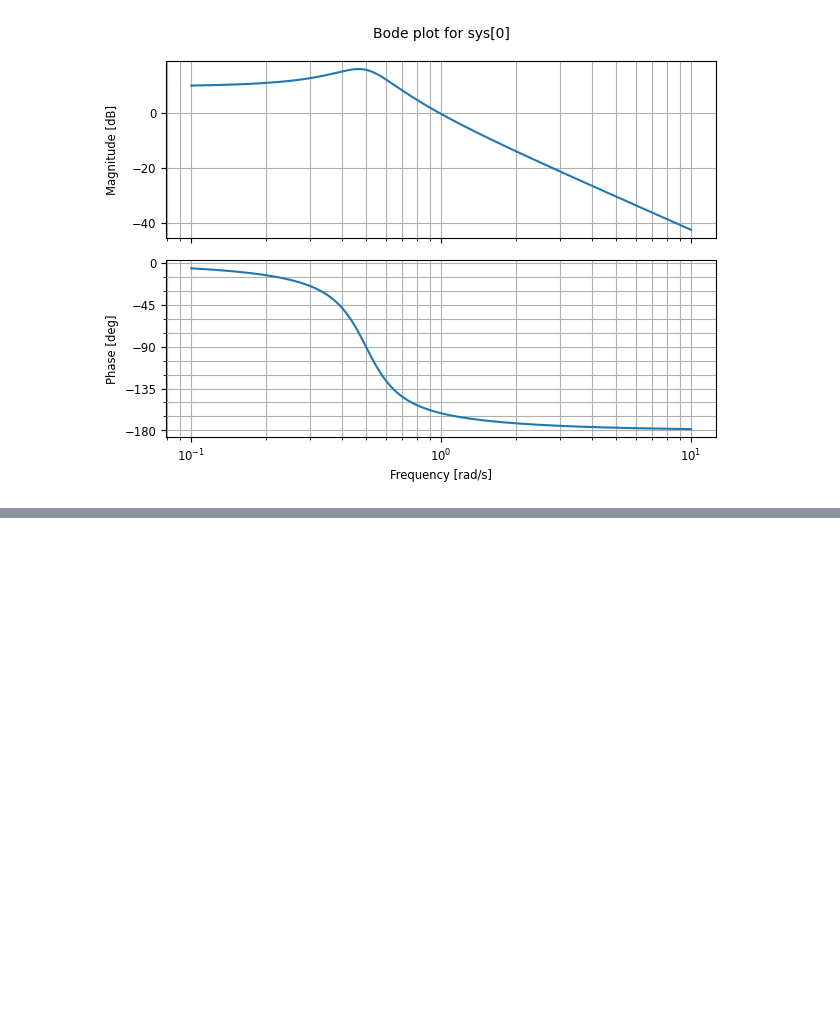
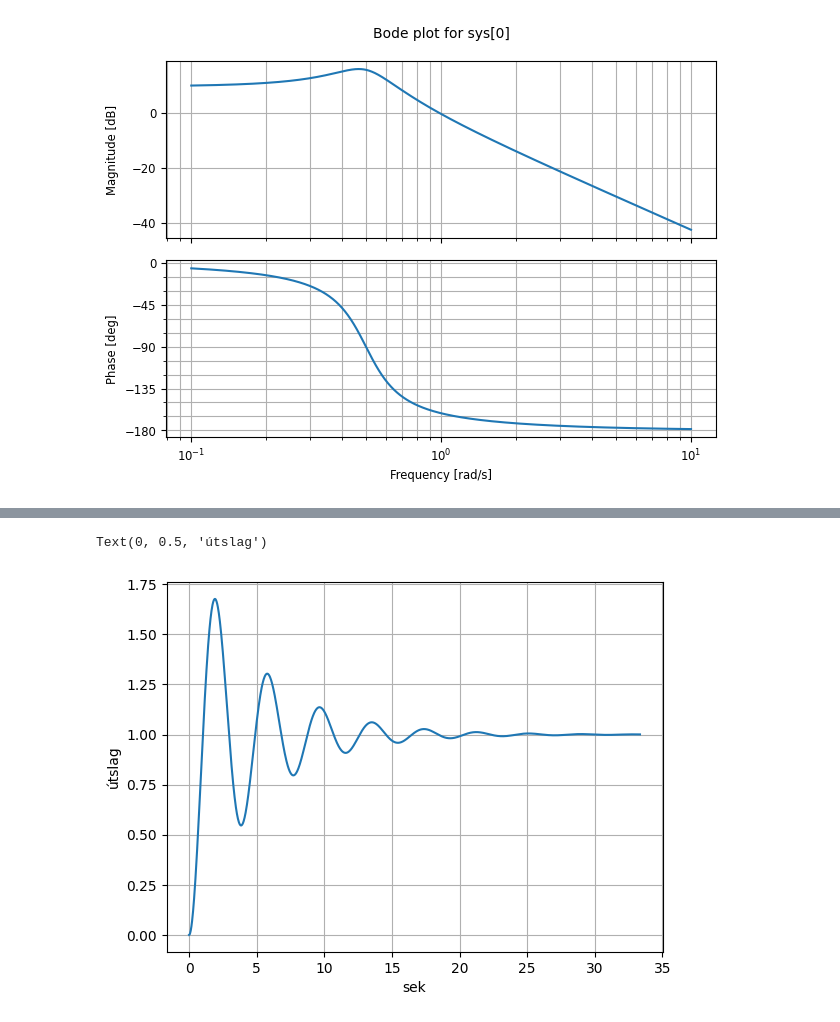
Before and after one commit to rsaemundsson/idn_303_TS_24, a Jupyter notebook: IÐN303G24_Synidaemi_Control.ipynb, the cells around one changed output, grey strips where cells are left out. Cells and saved outputs as stored; diff of their text form; code cells hidden in the pictures; blank space fills up the shorter version.

```diff
--- a/IÐN303G24_Synidaemi_Control.ipynb
+++ b/IÐN303G24_Synidaemi_Control.ipynb
@@ -201,0 +202,10 @@ Mögnunaröryggi: 2.00
+# %%
+G_T = ct.feedback(ct.series(G_C,G_P),G_S)
+t,y = ct.step_response(G_T)
+plt.plot(t,y)
+plt.grid()
+plt.xlabel('sek')
+plt.ylabel('útslag')
+# %% [output]
+Text(0, 0.5, 'útslag')
+[figure, added]
```
Also changed, not shown: parts of 1 cell of this notebook.
